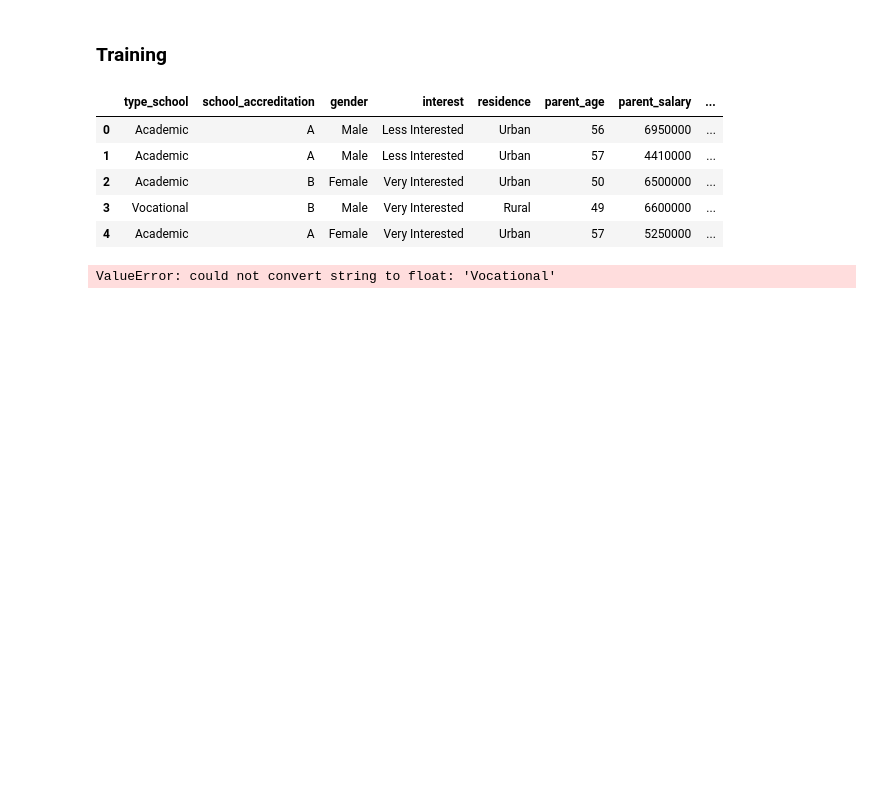
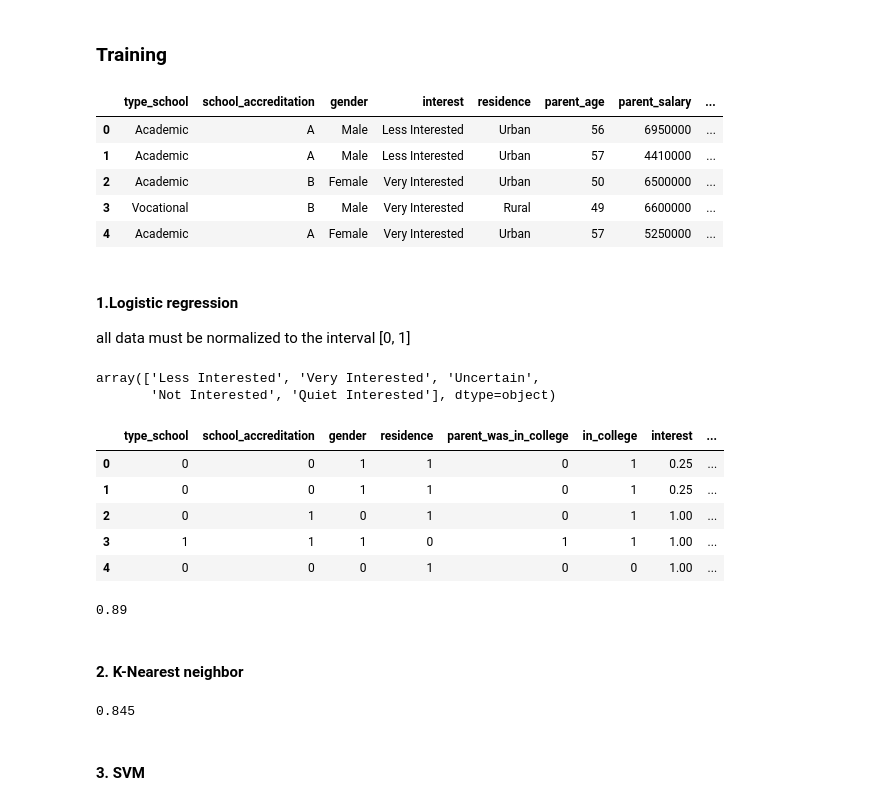
Before and after one commit to Magicaljackalope/pet_projects, a Jupyter notebook: classification/go to college/Go to college.ipynb, the cells around one changed output. Drawn from its saved outputs; the diff is of its cells as text; code cells hidden in the pictures; blank space fills up the shorter version.

```diff
--- a/classification/go to college/Go to college.ipynb
+++ b/classification/go to college/Go to college.ipynb
@@ -85 +88,32 @@ dfy = df.iloc[:, -1]
+# %% [markdown]
+#### 1.Logistic regression
+all data must be normalized to the interval [0, 1]
+# %%
+df['interest'].unique()
+# %% [output]
+array(['Less Interested', 'Very Interested', 'Uncertain',
+       'Not Interested', 'Quiet Interested'], dtype=object)
+# %%
+categorcol = ['type_school', 'school_accreditation', 'gender',
+          'residence', 'parent_was_in_college', 'in_college']
+enc = preprocessing.OrdinalEncoder()
+enc.fit(df[categorcol])
+dfnorm1 = pd.DataFrame(enc.transform(df[categorcol]), columns = categorcol).astype(int)
+df = df.replace({'interest' : { 'Not Interested' : 0, 'Less Interested' : 0.25,
+                            'Uncertain' : 0.5, 'Quiet Interested' : 0.75,
+                            'Very Interested' : 1}})
+continuoscol = ['parent_age', 'parent_salary', 'house_area', 'average_grades']
+scaler = preprocessing.MinMaxScaler()
+dfnorm2 = pd.DataFrame(scaler.fit_transform(df[continuoscol]), columns = continuoscol)
+#dfnorm2 = pd.DataFrame(preprocessing.normalize(df[continuoscol], axis = 0), columns = continuoscol)
+dfnorm = pd.concat([dfnorm1, df['interest'], dfnorm2], axis=1)
+# %%
+dfnorm.head()
+# %% [output]
+|  | type_school | school_accreditation | gender | residence | parent_was_in_college | in_college | interest | ... |
+| 0 | 0 | 0 | 1 | 1 | 0 | 1 | 0.25 | ... |
+| 1 | 0 | 0 | 1 | 1 | 0 | 1 | 0.25 | ... |
+| 2 | 0 | 1 | 0 | 1 | 0 | 1 | 1.00 | ... |
+| 3 | 1 | 1 | 1 | 0 | 1 | 1 | 1.00 | ... |
+| 4 | 0 | 0 | 0 | 1 | 0 | 0 | 1.00 | ... |
 # %%
@@ -86,8 +122,19 @@ dfy = df.iloc[:, -1]
 X_train, X_test, y_train, y_test = train_test_split(dfx, dfy, test_size=0.2, random_state=42)
 # %%
-
 clf = LogisticRegression(random_state=42).fit(X_train, y_train)
-pred = clf.predict(X_test)
-clf.score(pred, y_test)
+y_pred = clf.predict(X_test)
+clf.score(X_test, y_test)
 # %% [output]
-ValueError: could not convert string to float: 'Vocational'
+0.89
+# %% [markdown]
+#### 2. K-Nearest neighbor
+# %%
+nca = NeighborhoodComponentsAnalysis(random_state=42)
+knn = KNeighborsClassifier(n_neighbors=2)
+nca_pipe = Pipeline([('nca', nca), ('knn', knn)])
+nca_pipe.fit(X_train, y_train)
+nca_pipe.score(X_test, y_test)
+# %% [output]
+0.845
+# %% [markdown]
+#### 3. SVM
```
Also changed, not shown: parts of 12 cells of this notebook.
